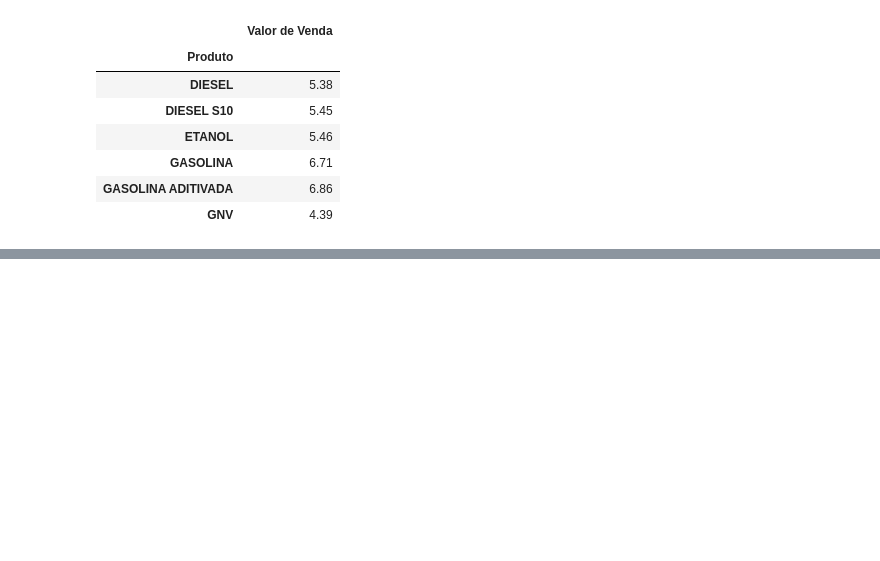
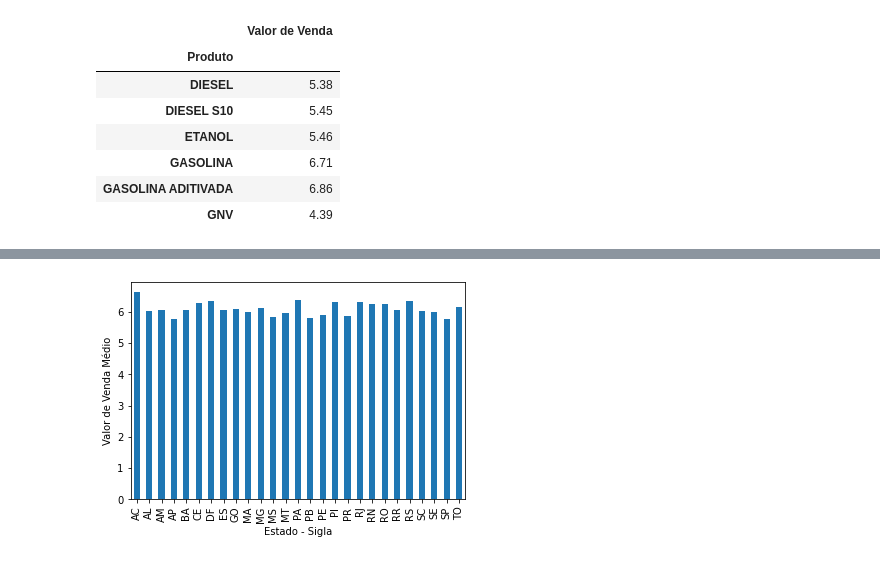
Before and after one commit to bebelana/analiseDadosPandas, a Jupyter notebook: aula3.ipynb, the cells around one changed output, grey strips where cells are left out. Cells and saved outputs as stored; diff of their text form; code cells hidden in the pictures; blank space fills up the shorter version.

```diff
--- a/aula3.ipynb
+++ b/aula3.ipynb
@@ -167,0 +208,4 @@ gasolinaBH_df.to_excel("gasolinaBH_df.xlsx")
+# %%
+# Calculando a média do valor de venda por estado
+media_estado = df[['Estado - Sigla', 'Valor de Venda']].groupby('Estado - Sigla').mean().round(2)
+print(media_estado)
@@ -167,0 +230,7 @@ gasolinaBH_df.to_excel("gasolinaBH_df.xlsx")
+# %%
+# Criando o gráfico de barras do valor de venda por estado
+media_estado.plot(kind='bar', legend=None)
+plt.ylabel('Valor de Venda Médio')
+plt.show()
+# %% [output]
+[figure, added]
```
Also changed, not shown: parts of 9 cells of this notebook.
